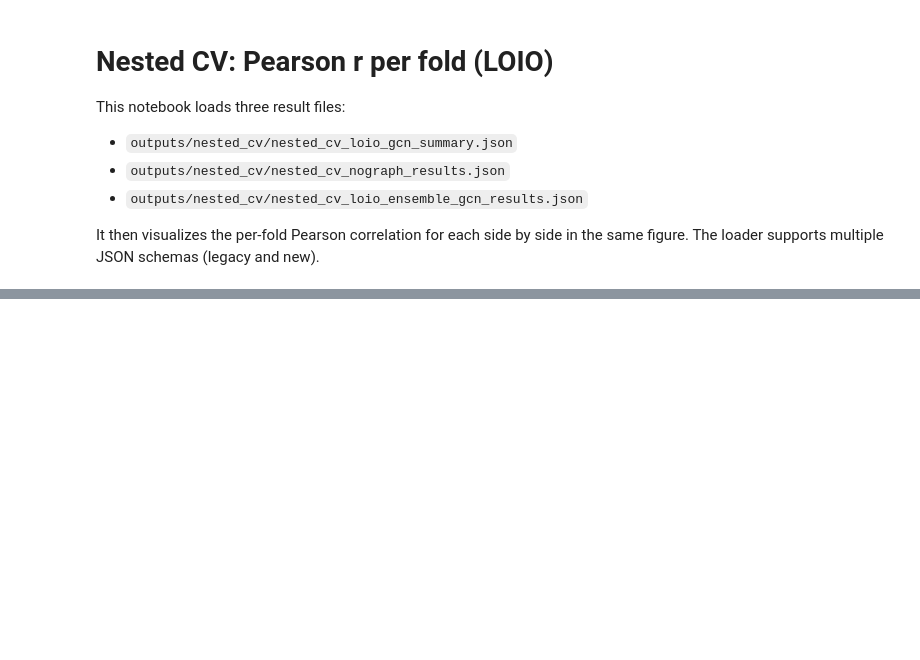
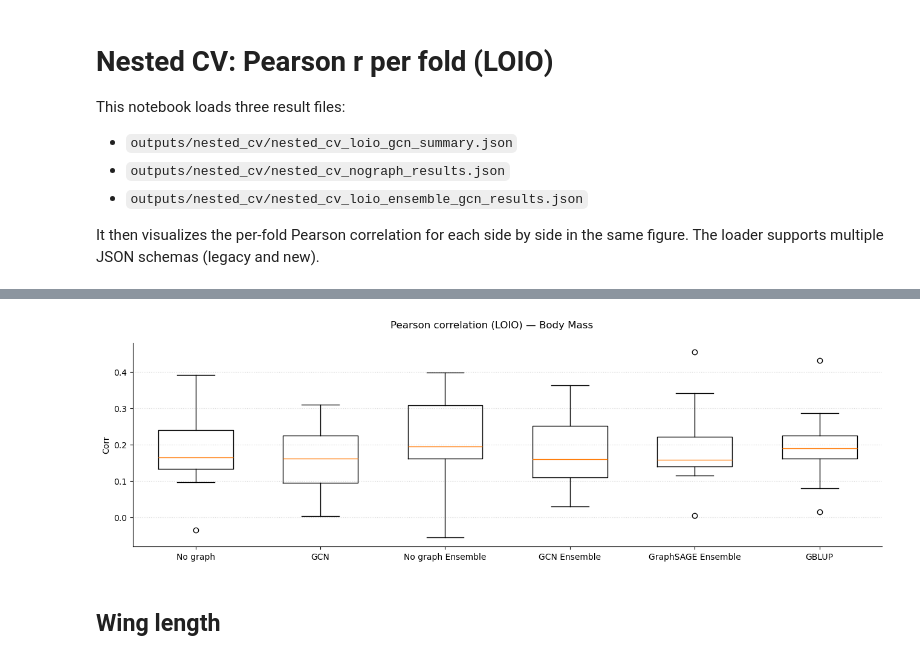
Before and after one commit to simennes/Project_thesis, a Jupyter notebook: nested_cv_analysis.ipynb, the cells around one changed output, grey strips where cells are left out. Saved outputs shown, nothing was run; the diff lists cells and outputs as text; code cells hidden in the pictures; blank space fills up the shorter version.

Commit message:
added gblup results from aase

```diff
--- a/nested_cv_analysis.ipynb
+++ b/nested_cv_analysis.ipynb
@@ -157,0 +170,17 @@ plot_boxpanels(loio_results, title='Pearson correlation (LOIO) — Tarsus Length
+# %%
+labels_body = ['No graph', 'GCN', 'GraphSAGE', 'No graph Ensemble', 'GCN Ensemble', 'GraphSAGE Ensemble', 'GBLUP', 'GBLUP r*lambda']
+base_path_body = 'outputs/nested_cv/body_mass/loio'
+labels_path_body = {
+    'No graph': f'{base_path_body}/nograph_results.json',
+    'GCN': f'{base_path_body}/gcn_results.json',
+    #'GraphSAGE': f'{base_path_body}/sage_results.json',
+    'No graph Ensemble': f'{base_path_body}/ens_nograph_results.json',
+    'GCN Ensemble': f'{base_path_body}/ens_gcn_results.json',
+    'GraphSAGE Ensemble': f'{base_path_body}/ens_sage_results.json',
+    #'GBLUP': f'{base_path_body}/gblup_results.json',
+    'GBLUP': f'{base_path_body}/gblup_aase_results.json',
+}
+
+loio_results_body = load_many(labels_path_body)
+# Show heads for sanity
+[ (r['label'], r['df'].head()) for r in loio_results_body ]
@@ -157,0 +205,7 @@ plot_boxpanels(loio_results, title='Pearson correlation (LOIO) — Tarsus Length
+# %%
+# Compact single-axis boxplot of Pearson r for the six configurations (LOIO) — Body Mass
+plot_boxpanels(loio_results_body, title='Pearson correlation (LOIO) — Body Mass')
+# %% [output]
+[figure, added]
+# %% [markdown]
+## Wing length
```
Also changed, not shown: parts of 13 cells of this notebook, 20 other files.
